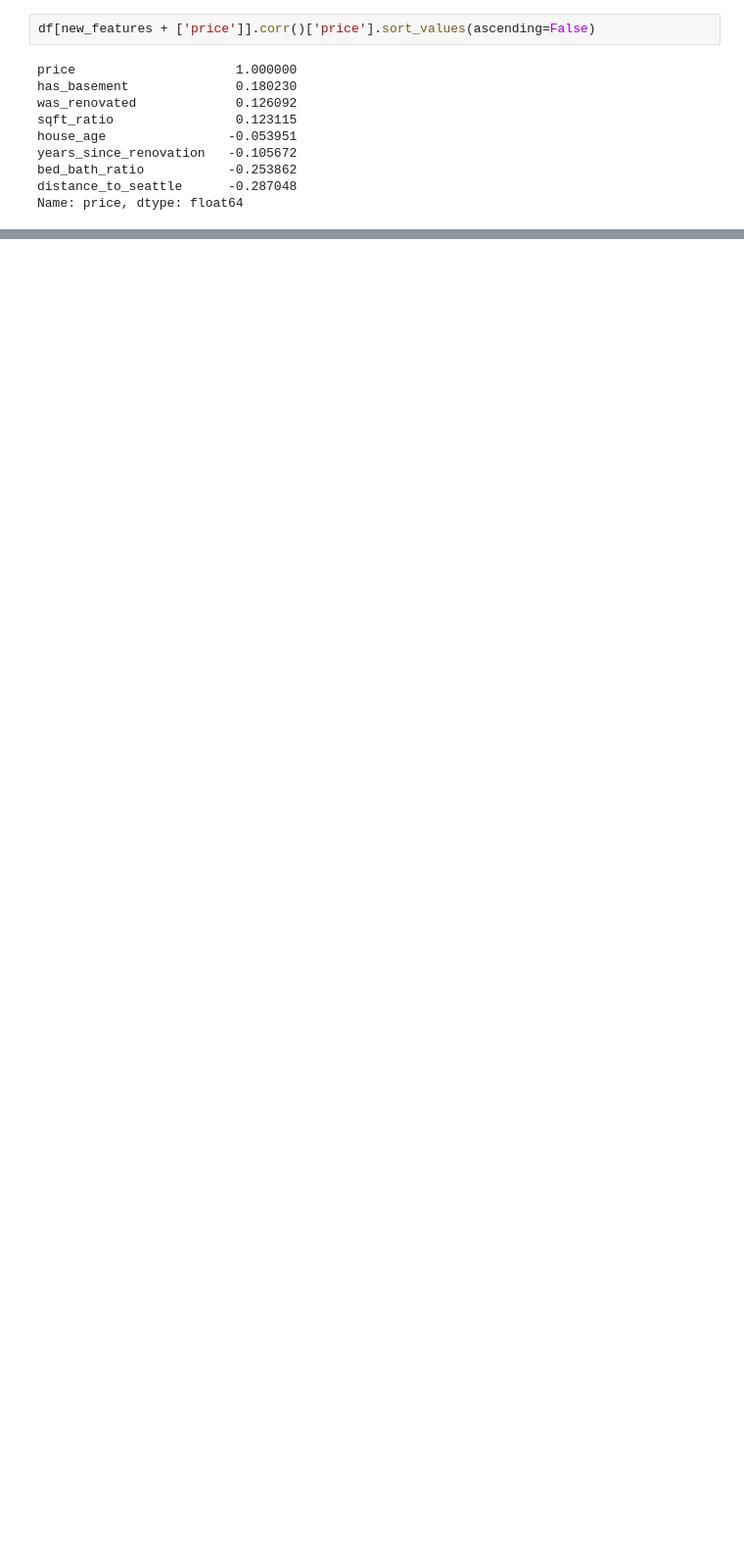
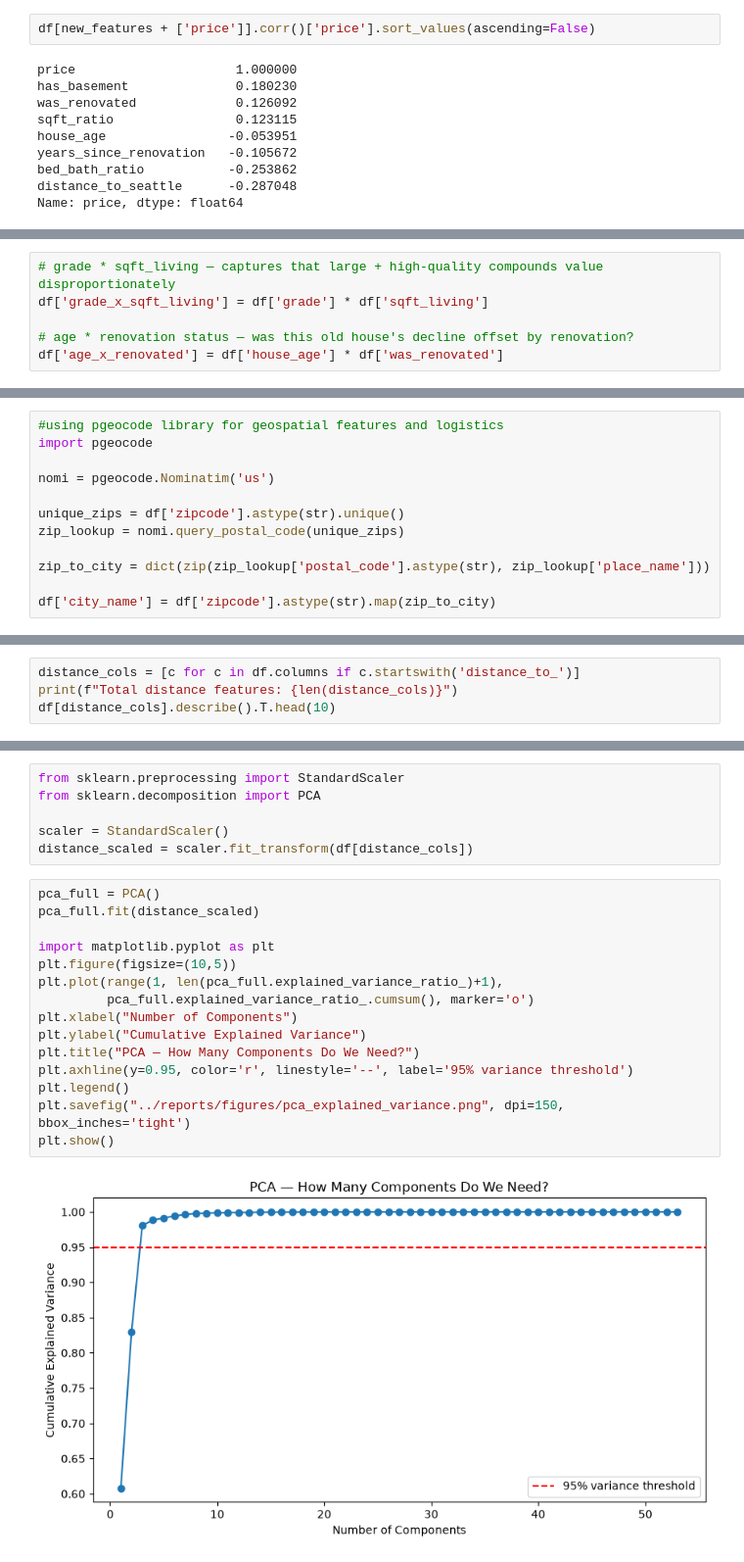
Before and after one commit to reetam-dutta-24/real-estate-price-prediction, a Jupyter notebook: notebooks/01_eda.ipynb, the cells around one changed output, grey strips where cells are left out. Shown at 98% size. Drawn from its saved outputs; the diff is of its cells as text; blank space fills up the shorter version.

```diff
--- a/notebooks/01_eda.ipynb
+++ b/notebooks/01_eda.ipynb
@@ -479,0 +606,6 @@ Name: price, dtype: float64
+# %%
+# grade * sqft_living — captures that large + high-quality compounds value disproportionately
+df['grade_x_sqft_living'] = df['grade'] * df['sqft_living']
+
+# age * renovation status — was this old house's decline offset by renovation?
+df['age_x_renovated'] = df['house_age'] * df['was_renovated']
@@ -479,0 +624,12 @@ Name: price, dtype: float64
+# %%
+#using pgeocode library for geospatial features and logistics
+import pgeocode
+
+nomi = pgeocode.Nominatim('us')
+
+unique_zips = df['zipcode'].astype(str).unique()
+zip_lookup = nomi.query_postal_code(unique_zips)
+
+zip_to_city = dict(zip(zip_lookup['postal_code'].astype(str), zip_lookup['place_name']))
+
+df['city_name'] = df['zipcode'].astype(str).map(zip_to_city)
@@ -479,0 +734,4 @@ Name: price, dtype: float64
+# %%
+distance_cols = [c for c in df.columns if c.startswith('distance_to_')]
+print(f"Total distance features: {len(distance_cols)}")
+df[distance_cols].describe().T.head(10)
@@ -479,0 +751,23 @@ Name: price, dtype: float64
+# %%
+from sklearn.preprocessing import StandardScaler
+from sklearn.decomposition import PCA
+
+scaler = StandardScaler()
+distance_scaled = scaler.fit_transform(df[distance_cols])
+# %%
+pca_full = PCA()
+pca_full.fit(distance_scaled)
+
+import matplotlib.pyplot as plt
+plt.figure(figsize=(10,5))
+plt.plot(range(1, len(pca_full.explained_variance_ratio_)+1),
+         pca_full.explained_variance_ratio_.cumsum(), marker='o')
+plt.xlabel("Number of Components")
+plt.ylabel("Cumulative Explained Variance")
+plt.title("PCA — How Many Components Do We Need?")
+plt.axhline(y=0.95, color='r', linestyle='--', label='95% variance threshold')
+plt.legend()
+plt.savefig("../reports/figures/pca_explained_variance.png", dpi=150, bbox_inches='tight')
+plt.show()
+# %% [output]
+[figure, added]
```
Also changed, not shown: parts of 18 cells of this notebook, 4 other files.
